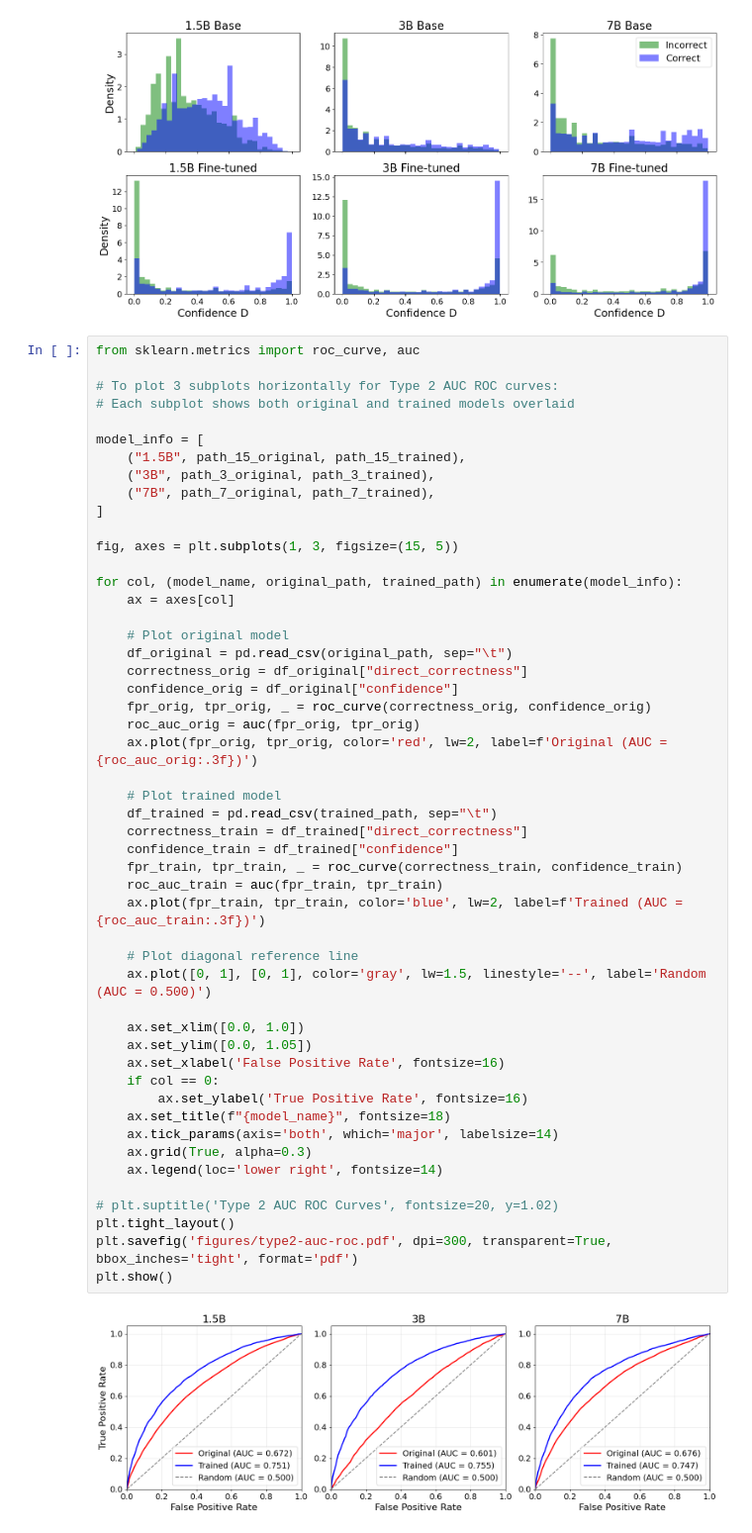
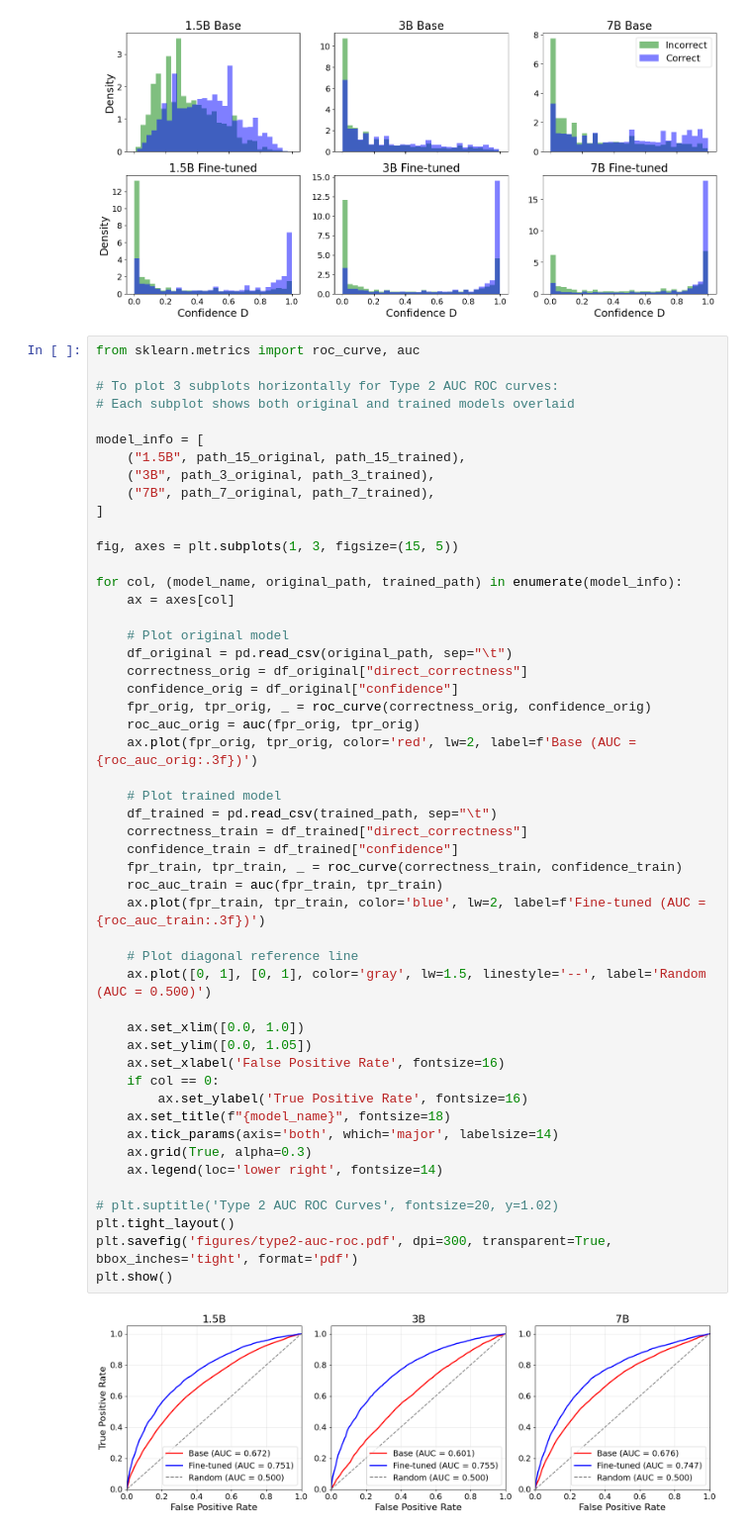
Before and after one commit to cosmoquester/ESMA, a Jupyter notebook: notebooks/plot_confidence_dist.ipynb, the cells around one changed output. Shown at 99% size. Cells and saved outputs as stored; diff of their text form.

Commit message:
chore: change trained model name

```diff
--- a/notebooks/plot_confidence_dist.ipynb
+++ b/notebooks/plot_confidence_dist.ipynb
@@ -102,33 +102,33 @@ for col, (model_name, original_path, trained_path) in enumerate(model_info):
     correctness_orig = df_original["direct_correctness"]
     confidence_orig = df_original["confidence"]
     fpr_orig, tpr_orig, _ = roc_curve(correctness_orig, confidence_orig)
     roc_auc_orig = auc(fpr_orig, tpr_orig)
-    ax.plot(fpr_orig, tpr_orig, color='red', lw=2, label=f'Original (AUC = {roc_auc_orig:.3f})')
+    ax.plot(fpr_orig, tpr_orig, color='red', lw=2, label=f'Base (AUC = {roc_auc_orig:.3f})')
 
     # Plot trained model
     df_trained = pd.read_csv(trained_path, sep="\t")
     correctness_train = df_trained["direct_correctness"]
     confidence_train = df_trained["confidence"]
     fpr_train, tpr_train, _ = roc_curve(correctness_train, confidence_train)
     roc_auc_train = auc(fpr_train, tpr_train)
-    ax.plot(fpr_train, tpr_train, color='blue', lw=2, label=f'Trained (AUC = {roc_auc_train:.3f})')
+    ax.plot(fpr_train, tpr_train, color='blue', lw=2, label=f'Fine-tuned (AUC = {roc_auc_train:.3f})')
 
     # Plot diagonal reference line
     ax.plot([0, 1], [0, 1], color='gray', lw=1.5, linestyle='--', label='Random (AUC = 0.500)')
 
     ax.set_xlim([0.0, 1.0])
     ax.set_ylim([0.0, 1.05])
     ax.set_xlabel('False Positive Rate', fontsize=16)
     if col == 0:
         ax.set_ylabel('True Positive Rate', fontsize=16)
     ax.set_title(f"{model_name}", fontsize=18)
     ax.tick_params(axis='both', which='major', labelsize=14)
     ax.grid(True, alpha=0.3)
     ax.legend(loc='lower right', fontsize=14)
 
 # plt.suptitle('Type 2 AUC ROC Curves', fontsize=20, y=1.02)
 plt.tight_layout()
 plt.savefig('figures/type2-auc-roc.pdf', dpi=300, transparent=True, bbox_inches='tight', format='pdf')
 plt.show()
 # %% [output]
-[figure, old version]
+[figure, new version]
```
Also changed, not shown: 1 other file.
